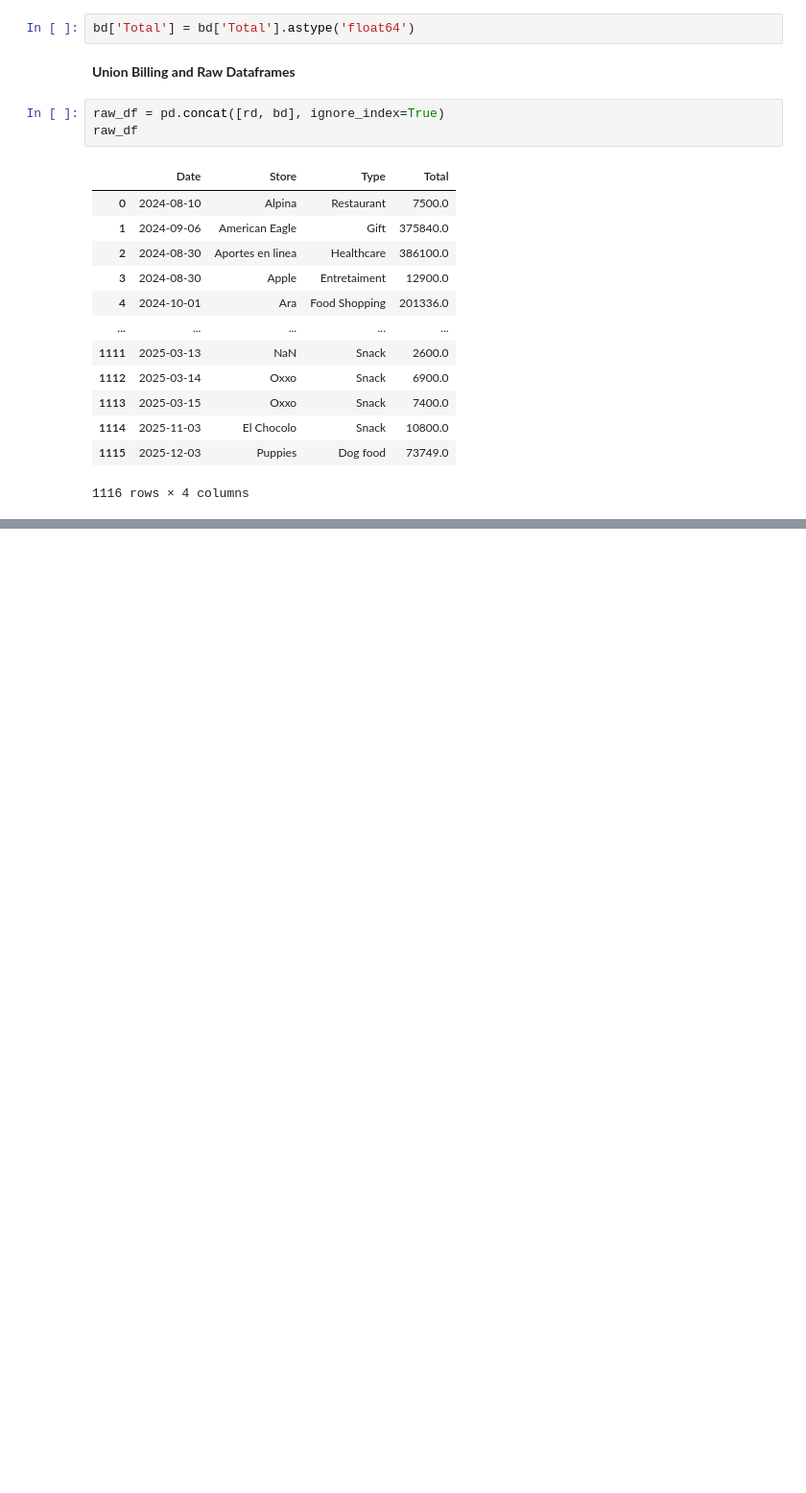
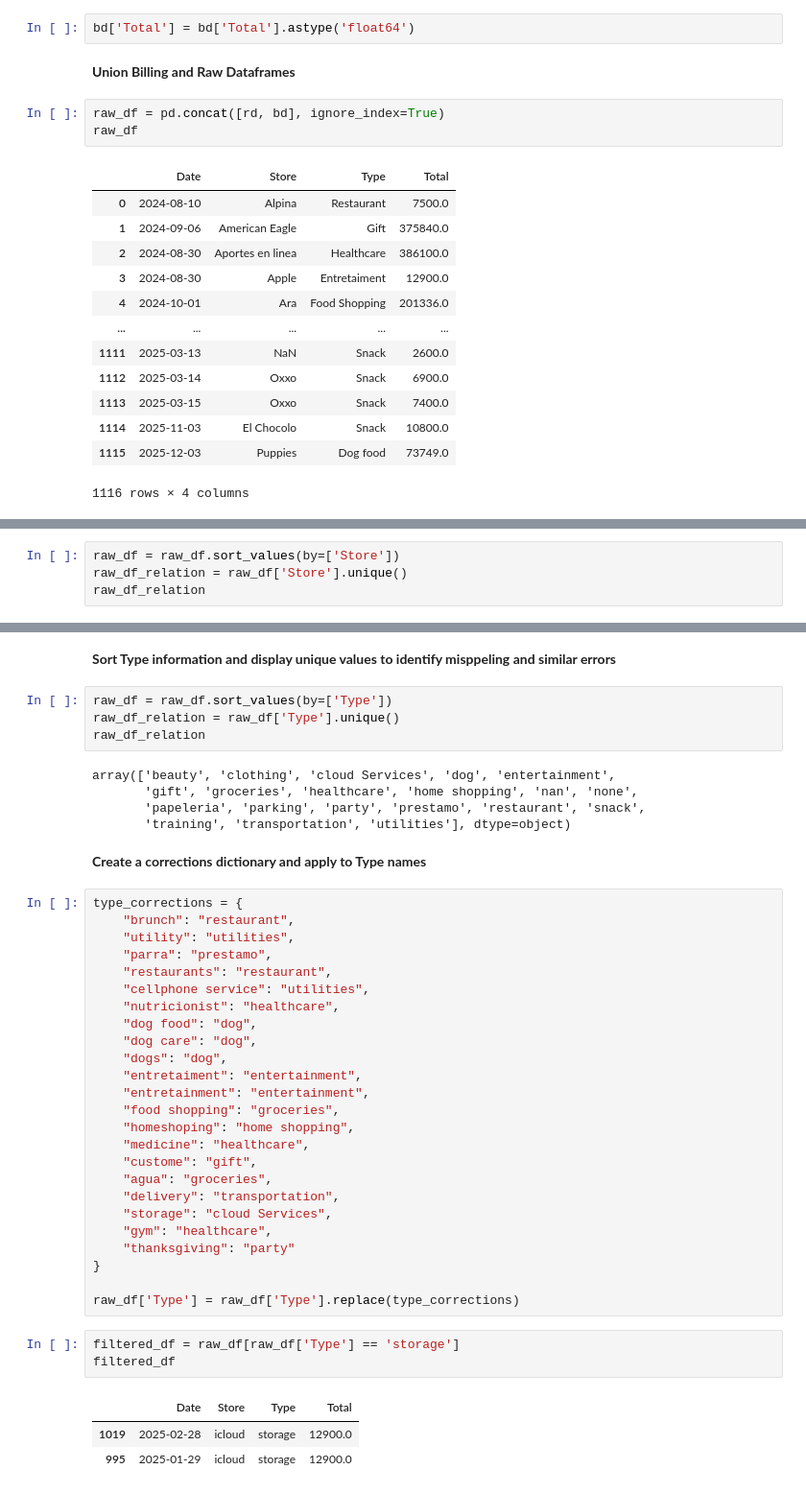
Before and after one commit to AndrewB01/Personal_Finances, a Jupyter notebook: notebooks/Personal_Expenses_analysis.ipynb, the cells around one changed output, grey strips where cells are left out. Shown: that part at 96% size. Cells and saved outputs as stored; diff of their text form; blank space fills up the shorter version.

```diff
--- a/notebooks/Personal_Expenses_analysis.ipynb
+++ b/notebooks/Personal_Expenses_analysis.ipynb
@@ -129,0 +170,4 @@ raw_df
+# %%
+raw_df = raw_df.sort_values(by=['Store'])
+raw_df_relation = raw_df['Store'].unique()
+raw_df_relation
@@ -129,0 +235,45 @@ raw_df
+# %% [markdown]
+**Sort Type  information and display unique values to identify misppeling and similar errors**
+# %%
+raw_df = raw_df.sort_values(by=['Type'])
+raw_df_relation = raw_df['Type'].unique()
+raw_df_relation
+# %% [output]
+array(['beauty', 'clothing', 'cloud Services', 'dog', 'entertainment',
+       'gift', 'groceries', 'healthcare', 'home shopping', 'nan', 'none',
+       'papeleria', 'parking', 'party', 'prestamo', 'restaurant', 'snack',
+       'training', 'transportation', 'utilities'], dtype=object)
+# %% [markdown]
+**Create a corrections dictionary and apply to Type names**
+# %%
+type_corrections = {
+    "brunch": "restaurant",
+    "utility": "utilities",
+    "parra": "prestamo",
+    "restaurants": "restaurant",
+    "cellphone service": "utilities",
+    "nutricionist": "healthcare",
+    "dog food": "dog",
+    "dog care": "dog",
+    "dogs": "dog",
+    "entretaiment": "entertainment",
+    "entretainment": "entertainment",
+    "food shopping": "groceries",
+    "homeshoping": "home shopping",
+    "medicine": "healthcare",
+    "custome": "gift",
+    "agua": "groceries",
+    "delivery": "transportation",
+    "storage": "cloud Services",
+    "gym": "healthcare",
+    "thanksgiving": "party"
+}
+
+raw_df['Type'] = raw_df['Type'].replace(type_corrections)
+# %%
+filtered_df = raw_df[raw_df['Type'] == 'storage']
+filtered_df
+# %% [output]
+|  | Date | Store | Type | Total |
+| 1019 | 2025-02-28 | icloud | storage | 12900.0 |
+| 995 | 2025-01-29 | icloud | storage | 12900.0 |
```
Also changed, not shown: parts of 8 cells of this notebook.
